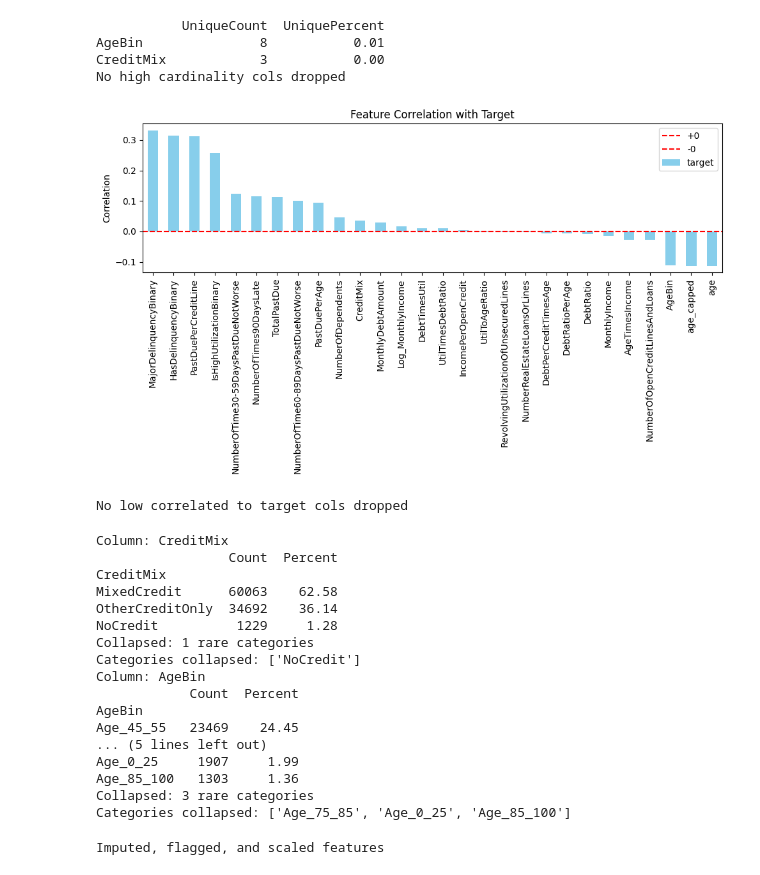
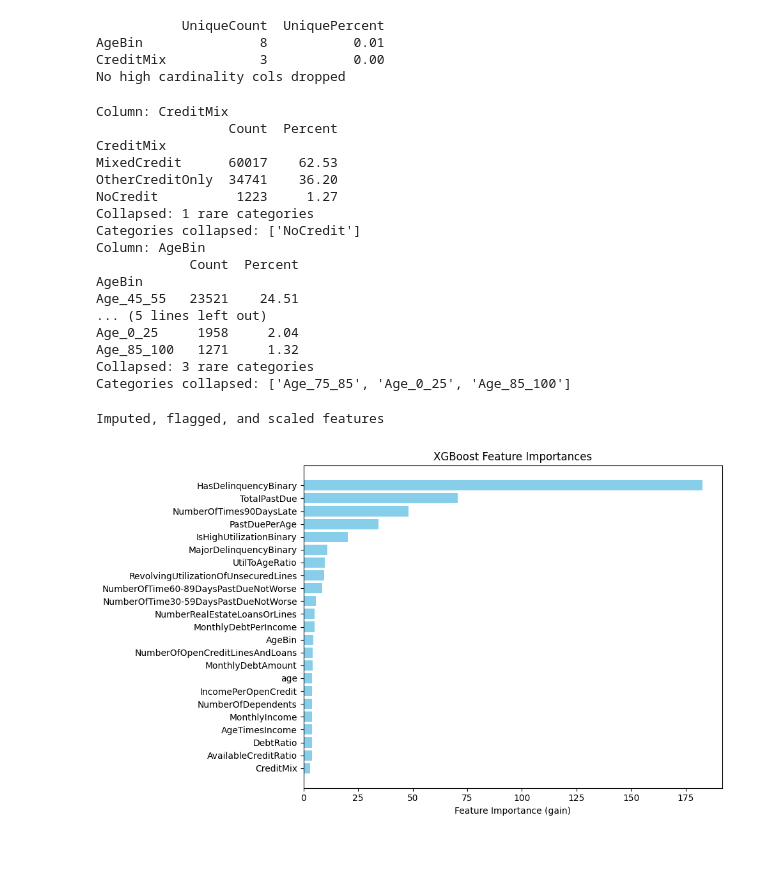
Before and after one commit to sunnysunny77/loan, a Jupyter notebook: cr.ipynb, the cells around one changed output. Drawn from its saved outputs; the diff is of its cells as text; code cells hidden in the pictures.

```diff
--- a/cr.ipynb
+++ b/cr.ipynb
@@ -751,31 +622,25 @@ df_high, hc_cols_to_drop = drop_high_card_cols(df_drop, threshold=50)
 AgeBin               8           0.01
 CreditMix            3           0.00
 No high cardinality cols dropped
-# %%
-# Drop low correlated features to target
-df_corr, low_corr_cols_to_drop = drop_low_correlated_to_target(df_high, y_train, threshold=0, bias_mode=None)
-# %% [output]
-[figure, removed]
-No low correlated to target cols dropped
 # %%
 # Collapse rare categories
-df_collapsed, rare_maps = collapse_rare_categories(df_corr, threshold=0.067)
+df_collapsed, rare_maps = collapse_rare_categories(df_high, threshold=0.067)
 # %% [output]
 Column: CreditMix
                  Count  Percent
 CreditMix
-MixedCredit      60063    62.58
-OtherCreditOnly  34692    36.14
-NoCredit          1229     1.28
+MixedCredit      60017    62.53
+OtherCreditOnly  34741    36.20
+NoCredit          1223     1.27
 Collapsed: 1 rare categories
 Categories collapsed: ['NoCredit']
 Column: AgeBin
             Count  Percent
 AgeBin
-Age_45_55   23469    24.45
+Age_45_55   23521    24.51
 ... (5 lines left out)
-Age_0_25     1907     1.99
-Age_85_100   1303     1.36
+Age_0_25     1958     2.04
+Age_85_100   1271     1.32
 Collapsed: 3 rare categories
 Categories collapsed: ['Age_75_85', 'Age_0_25', 'Age_85_100']
 # %%
@@ -783,4 +648,9 @@ Categories collapsed: ['Age_75_85', 'Age_0_25', 'Age_85_100']
 df_processed, num_imputer, cat_imputer, robust_scaler, std_scaler  = impute_and_scale(df_collapsed , threshold=1.0)
 # %% [output]
 Imputed, flagged, and scaled features
+# %%
+# Plot features
+plot_feature_importance(df_processed, y_train, bias_mode=None)
+# %% [output]
+[figure, new version]
 # %%
```
Also changed, not shown: parts of 22 cells of this notebook, 2 other files.
